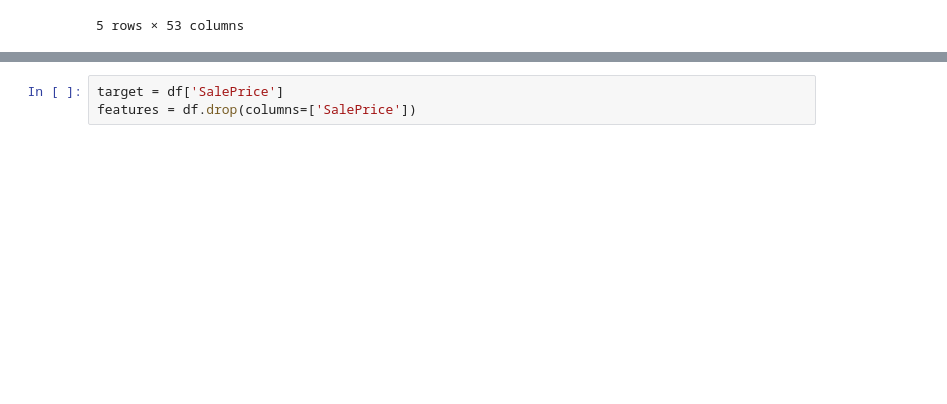
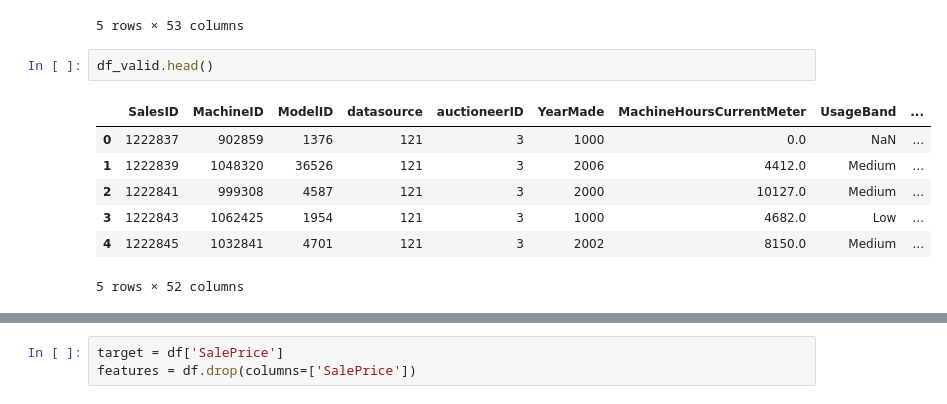
Before and after one commit to IgorDiamandi/base_ML_Project, a Jupyter notebook: Colab_version.ipynb, the cells around one changed output, grey strips where cells are left out. Saved outputs shown, nothing was run; the diff lists cells and outputs as text; blank space fills up the shorter version.

```diff
--- a/Colab_version.ipynb
+++ b/Colab_version.ipynb
@@ -246,6 +287,16 @@ df.head()
 | 3 | 1139251 | 38500.0 | 332 | 121 | 3.0 | 3486.0 | High | 5/19/2011 0:00 | ... |
 | 4 | 1139253 | 11000.0 | 17311 | 121 | 3.0 | 722.0 | Medium | 7/23/2009 0:00 | ... |
 5 rows × 53 columns
+# %%
+df_valid.head()
+# %% [output]
+|  | SalesID | MachineID | ModelID | datasource | auctioneerID | YearMade | MachineHoursCurrentMeter | UsageBand | ... |
+| 0 | 1222837 | 902859 | 1376 | 121 | 3 | 1000 | 0.0 | NaN | ... |
+| 1 | 1222839 | 1048320 | 36526 | 121 | 3 | 2006 | 4412.0 | Medium | ... |
+| 2 | 1222841 | 999308 | 4587 | 121 | 3 | 2000 | 10127.0 | Medium | ... |
+| 3 | 1222843 | 1062425 | 1954 | 121 | 3 | 1000 | 4682.0 | Low | ... |
+| 4 | 1222845 | 1032841 | 4701 | 121 | 3 | 2002 | 8150.0 | Medium | ... |
+5 rows × 52 columns
 # %%
 from sklearn.preprocessing import LabelEncoder
 
```
Also changed, not shown: parts of 17 cells of this notebook.
